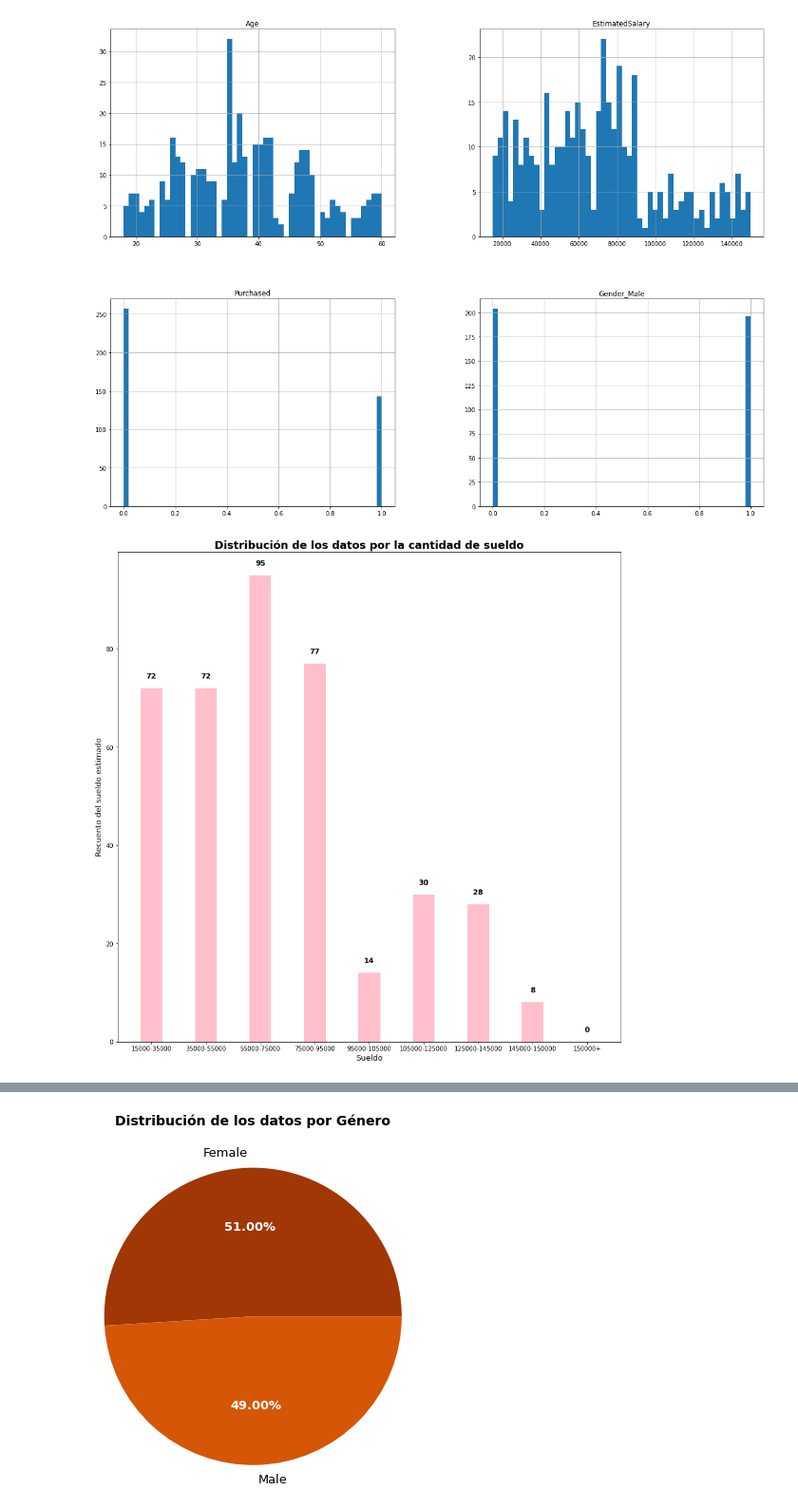
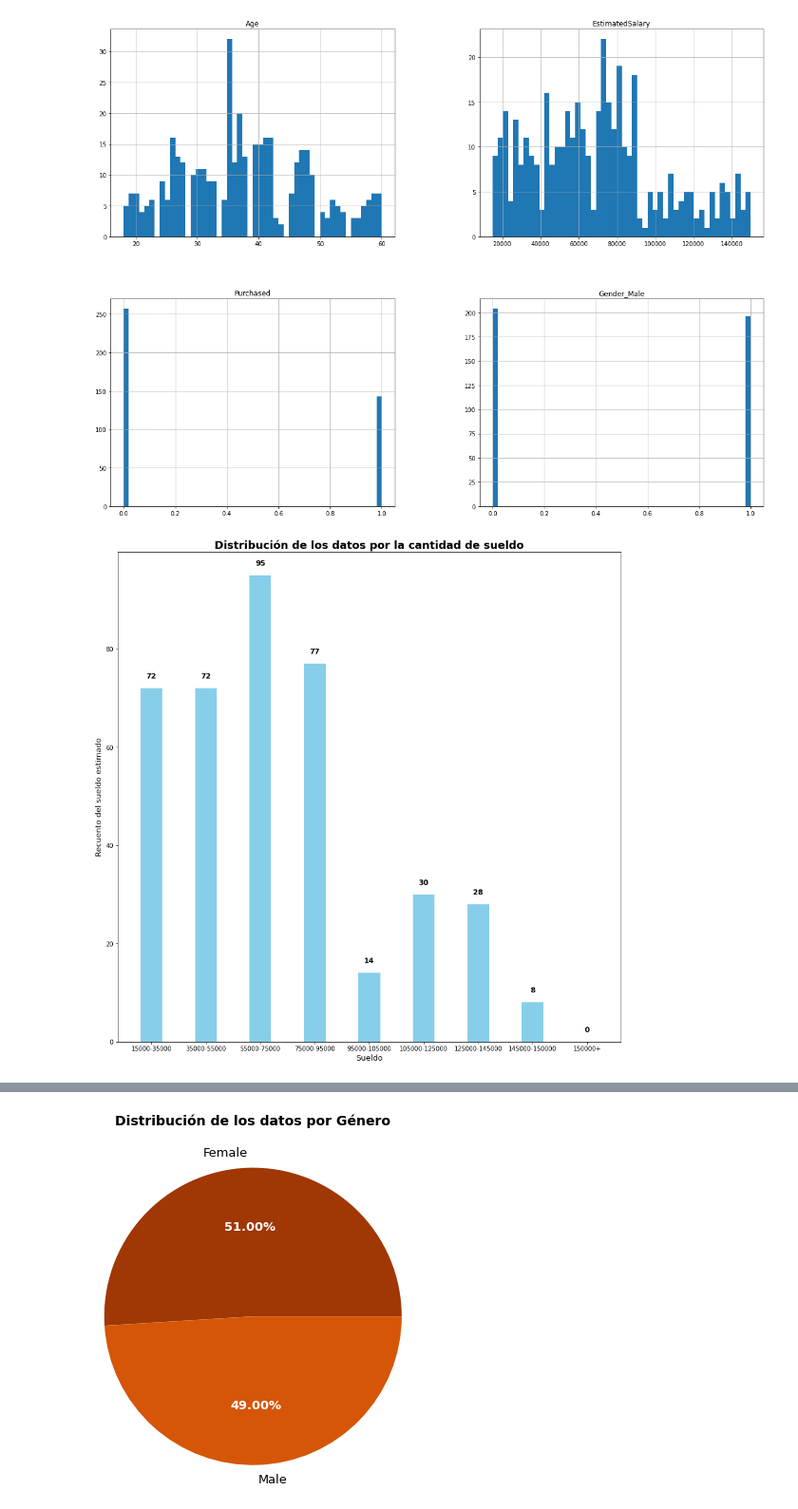
Before and after one commit to Lizzy-Mejia/Social_Network_Prediction, a Jupyter notebook: Análisis_Datos.ipynb, the cells around one changed output, grey strips where cells are left out. Shown at 95% size. Drawn from its saved outputs; the diff is of its cells as text; code cells hidden in the pictures.

```diff
--- a/Análisis_Datos.ipynb
+++ b/Análisis_Datos.ipynb
@@ -124,19 +124,19 @@ sueldo_valores = sueldo_total.values
 # %%
 plt.figure(figsize = (15, 15))
 
 # Creacion de una gráfica bar plot para representar la distribución del sueldo
-sueldo_bar = plt.bar(sueldo_indexes, sueldo_valores, color ='pink', width = 0.4)
+sueldo_bar = plt.bar(sueldo_indexes, sueldo_valores, color ='Skyblue', width = 0.4)
 for i, rectangle in enumerate(sueldo_bar):
     height = rectangle.get_height()
     plt.text(rectangle.get_x() + rectangle.get_width()/2, height+2,
              sueldo_valores[i], horizontalalignment='center', weight='bold', fontsize=12)
 
 plt.xlabel("Sueldo", fontsize=13)
 plt.ylabel("Recuento del sueldo estimado", fontsize=13)
 plt.title("Distribución de los datos por la cantidad de sueldo", weight='bold', fontsize=18)
 plt.show()
 # %% [output]
-[figure, old version]
+[figure, new version]
 # %%
 edad_grupo = pd.cut(x=df_new['Age'], bins=[0,8,18,30,40,60,float('inf')], labels=["0-8","8-18","18-30","30-40","40-60","60+"])
 edad_total = edad_grupo.value_counts().sort_index()
```
Also changed, not shown: parts of 2 cells of this notebook.
